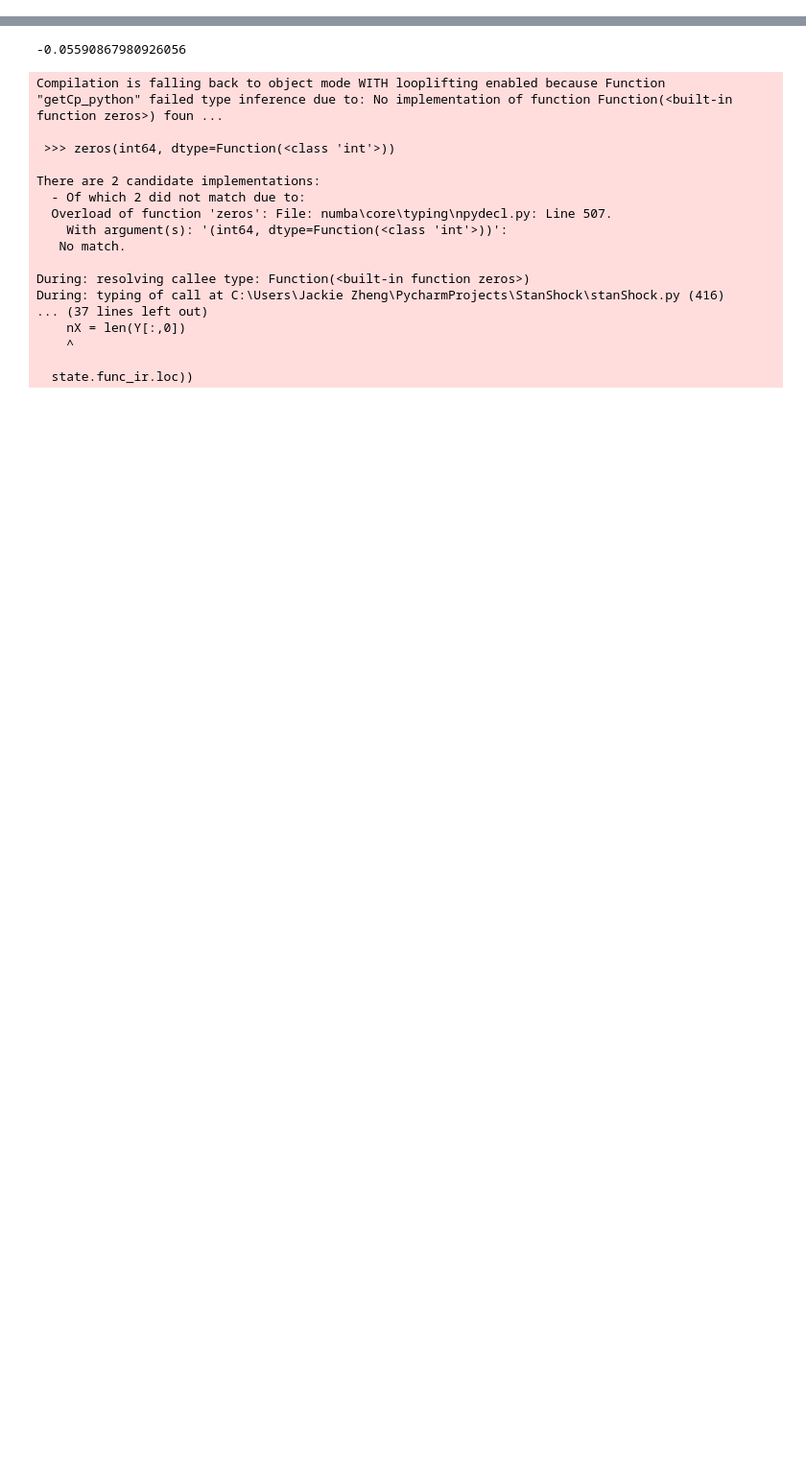
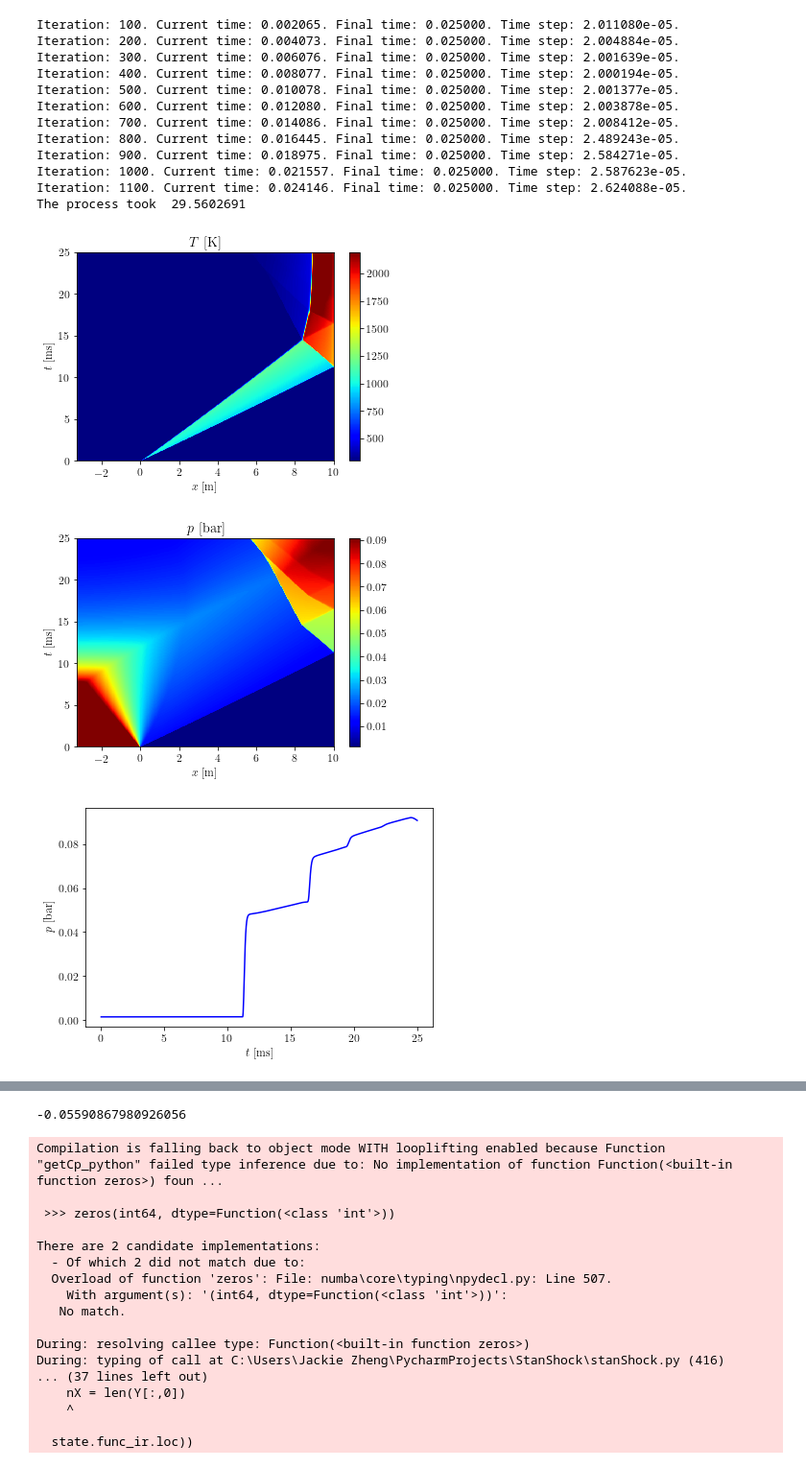
Before and after one commit to jky819/StanShock, a Jupyter notebook: ShockTubeSimulations/Shock_Tube_Simulations.ipynb, the cells around one changed output, grey strips where cells are left out. Shown at 96% size. Saved outputs shown, nothing was run; the diff lists cells and outputs as text; code cells hidden in the pictures; blank space fills up the shorter version.

```diff
--- a/ShockTubeSimulations/Shock_Tube_Simulations.ipynb
+++ b/ShockTubeSimulations/Shock_Tube_Simulations.ipynb
@@ -2,0 +11,50 @@ from GasDynamicsSim import ShockSim
+# %%
+Mixture = {
+    'mechanism':"O2Argon.xml",
+    'X1':"O2:0.02, AR:0.98",
+    'X4':"HE:0.5, N2:0.5"
+}
+
+Thermal = {
+    'p4':1.8*6894.76,#0.1*101325,
+    'p1':1*133.322,
+    'T1':23+273,
+}
+
+
+Sim = {
+    'nXFine':500, #grid definition
+    'tFinal':25e-3, # simulation time
+    'alpha':0.7, # boundary layer correction term for shear stress. 1 for incompressible case
+    'beta':0.3, # boundary layer correction term for heat transfer. 1 for incompressible case
+    'D_mul':1, # boundary layer correction term for effective diameter. 1 for incompressible case
+    'BoundaryLayer': True,
+    'Reacting': False,
+    'Diffusion': False
+}
+
+Geometry = {
+    'LDriver':3.3,# driver section length
+    'LDriven':10,# driven section length
+    'DDriver':15.24e-2, # driver section diameter
+    'DDriven':15.24e-2 # driven section diameter
+}
+
+ssim = ShockSim(Mixture, Thermal, Sim, Geometry, saveData = False)
+ssim.XT_Diagram()
+# %% [output]
+Iteration: 100. Current time: 0.002065. Final time: 0.025000. Time step: 2.011080e-05.
+Iteration: 200. Current time: 0.004073. Final time: 0.025000. Time step: 2.004884e-05.
+Iteration: 300. Current time: 0.006076. Final time: 0.025000. Time step: 2.001639e-05.
+Iteration: 400. Current time: 0.008077. Final time: 0.025000. Time step: 2.000194e-05.
+Iteration: 500. Current time: 0.010078. Final time: 0.025000. Time step: 2.001377e-05.
+Iteration: 600. Current time: 0.012080. Final time: 0.025000. Time step: 2.003878e-05.
+Iteration: 700. Current time: 0.014086. Final time: 0.025000. Time step: 2.008412e-05.
+Iteration: 800. Current time: 0.016445. Final time: 0.025000. Time step: 2.489243e-05.
+Iteration: 900. Current time: 0.018975. Final time: 0.025000. Time step: 2.584271e-05.
+Iteration: 1000. Current time: 0.021557. Final time: 0.025000. Time step: 2.587623e-05.
+Iteration: 1100. Current time: 0.024146. Final time: 0.025000. Time step: 2.624088e-05.
+The process took  29.5602691
+[figure, added]
+[figure, added]
+[figure, added]
```
Also changed, not shown: parts of 17 cells of this notebook, 11 other files.
